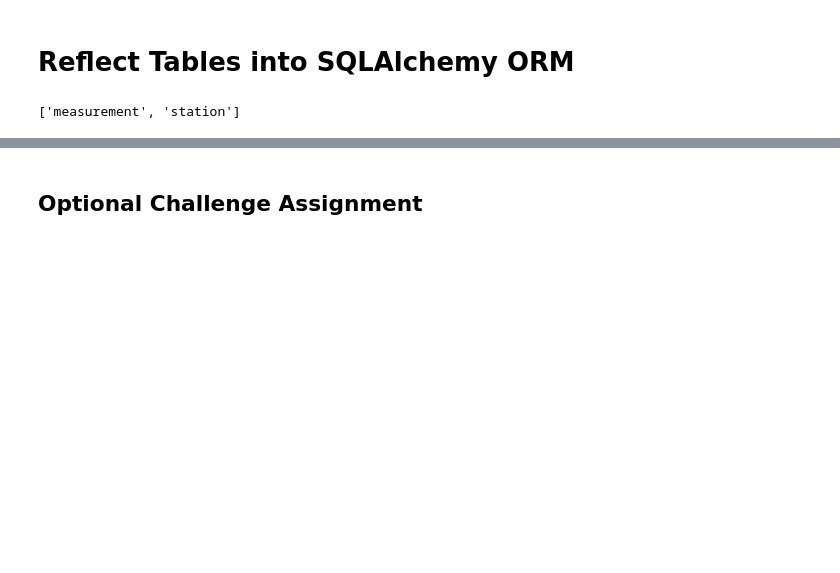
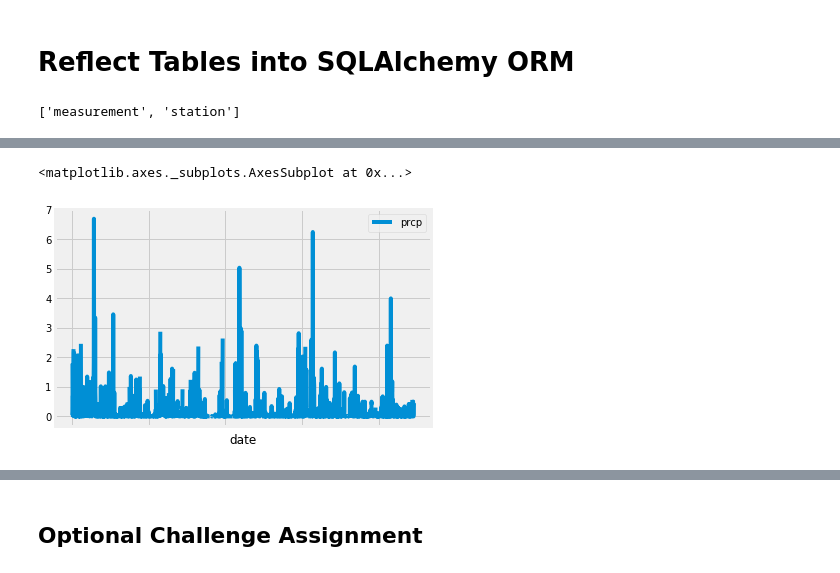
Before and after one commit to Tamamasheer0/Bootcamp_Homework, a Jupyter notebook: Homework-08-Advanced-Data-Storage-and-Retrieval/climate_starter.ipynb, the cells around one changed output, grey strips where cells are left out. Cells and saved outputs as stored; diff of their text form; code cells hidden in the pictures; blank space fills up the shorter version.

```diff
--- a/Homework-08-Advanced-Data-Storage-and-Retrieval/climate_starter.ipynb
+++ b/Homework-08-Advanced-Data-Storage-and-Retrieval/climate_starter.ipynb
@@ -97,0 +107,10 @@ print(calc_temps('2012-02-28', '2012-03-05'))
+# %%
+# Calculate the Date 1 Year AGo From the Last Data Point in the Database
+# Return last Recorded Date
+last_record_date = base_query.order_by(desc(Measurement.date)).first().date
+
+# Convert to DateTime Format
+end_date = dt.datetime.strptime(last_record_date, '%Y-%m-%d')
+
+# Calculate Start Date (end_date - 1 year)
+start_date = end_date + dt.timedelta(days=-366)
@@ -97,0 +124,6 @@ print(calc_temps('2012-02-28', '2012-03-05'))
+# %%
+# Perform a Query to Retrieve The Data and Precipitation Scores
+weather_data = session.query(Measurement.date, Measurement.prcp) \
+                            .filter(Measurement.date.between(start_date, end_date)).all()
+
+weather_data[:10]
@@ -97,0 +141,4 @@ print(calc_temps('2012-02-28', '2012-03-05'))
+# %%
+# Save the Query Results as a Pandas DataFrame and Set the Index to the Date Column
+weather_df = pd.DataFrame(weather_data)
+weather_df.head()
@@ -97,0 +152,4 @@ print(calc_temps('2012-02-28', '2012-03-05'))
+# %%
+# Sort the DataFrame by Date
+sorted_weather_df = weather_df.sort_values('date')
+sorted_weather_df.head(5)
@@ -97,0 +163,6 @@ print(calc_temps('2012-02-28', '2012-03-05'))
+# %%
+# Plot Precipitation Data (Past 12 Months)
+sorted_weather_df.set_index('date').plot()
+# %% [output]
+<matplotlib.axes._subplots.AxesSubplot at 0x...>
+[figure, added]
```
Also changed, not shown: parts of 45 cells of this notebook, 4 other files.
